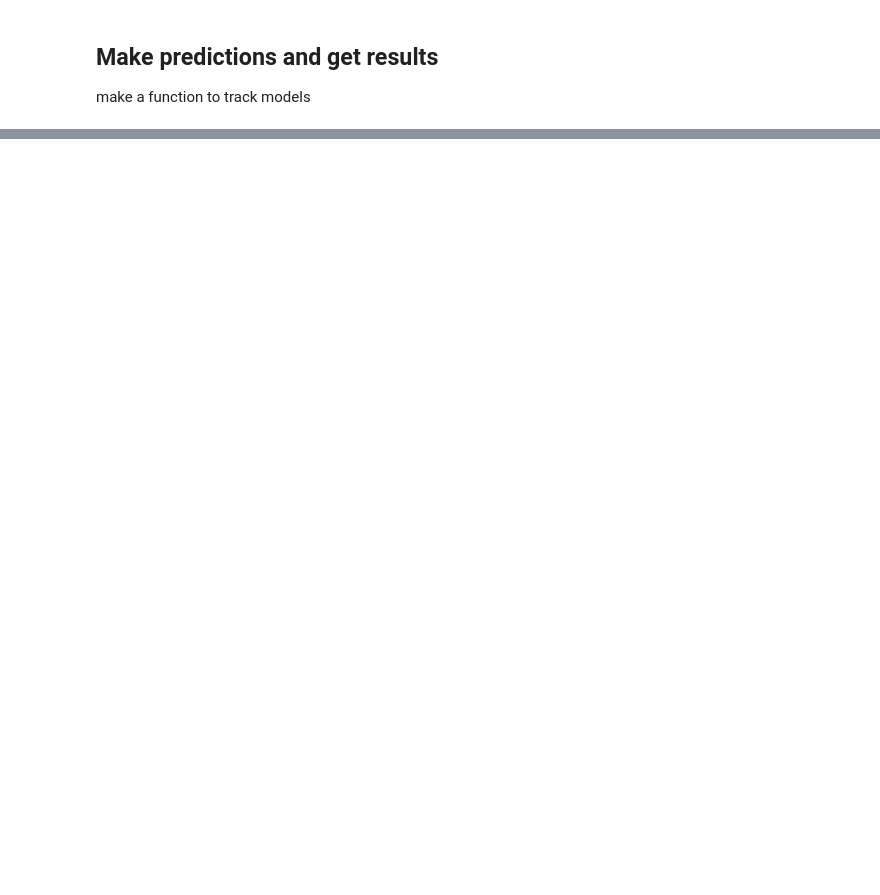
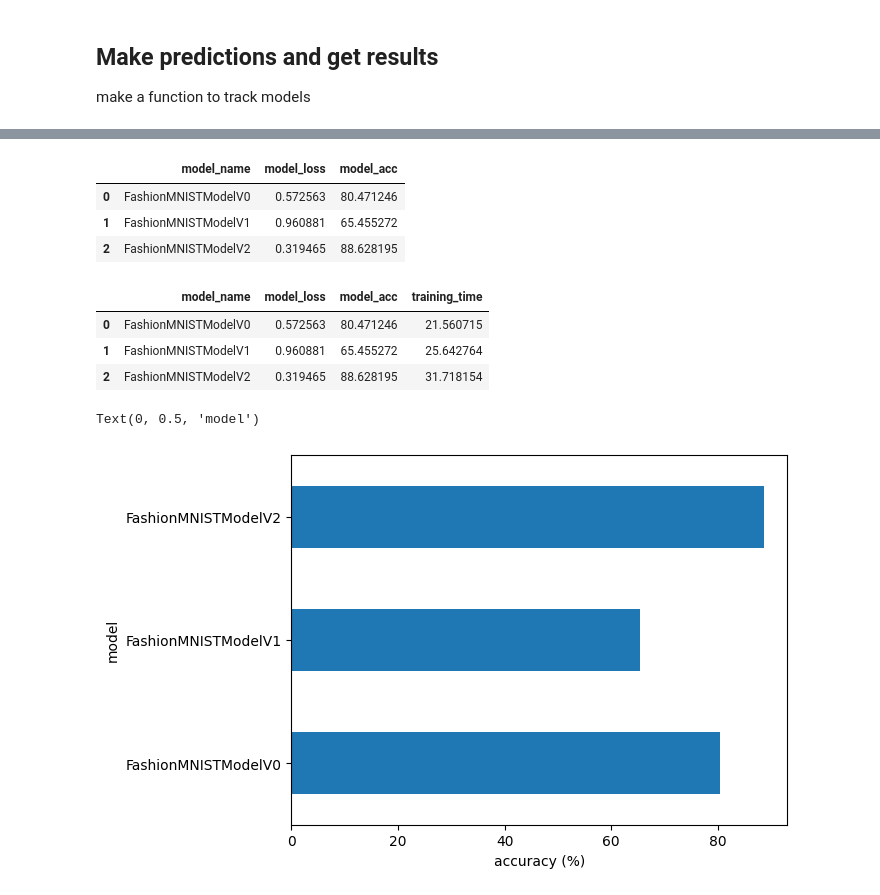
Before and after one commit to ZackFairMoaz/Machine-Learning, a Jupyter notebook: Deep Learning/PyTorch Basics/4-Introduction_to_ComputerVision.ipynb, the cells around one changed output, grey strips where cells are left out. Cells and saved outputs as stored; diff of their text form; code cells hidden in the pictures; blank space fills up the shorter version.

```diff
--- a/Deep Learning/PyTorch Basics/4-Introduction_to_ComputerVision.ipynb
+++ b/Deep Learning/PyTorch Basics/4-Introduction_to_ComputerVision.ipynb
@@ -511,0 +506,3 @@ Train time on cuda: 32.570 seconds
+# %%
+torch.manual_seed(42)
+model_2 = FashionMNISTModelV2(input_shape=1, hidden_units=10, output_shape=len(class_names)).to(device)
@@ -511,0 +613,8 @@ Train time on cuda: 32.570 seconds
+# %%
+model_2_results = eval_model(model=model_2,
+                            data_loader=test_dataloader,
+                            loss_fn=loss_fn,
+                            accuracy_fn=accuracy_fn,
+                            device=device)
+
+model_2_results, model_1_results, model_0_results
@@ -511,0 +631,25 @@ Train time on cuda: 32.570 seconds
+# %%
+import pandas as pd
+
+compare_results = pd.DataFrame([model_0_results, model_1_results, model_2_results])
+compare_results
+# %% [output]
+|  | model_name | model_loss | model_acc |
+| 0 | FashionMNISTModelV0 | 0.572563 | 80.471246 |
+| 1 | FashionMNISTModelV1 | 0.960881 | 65.455272 |
+| 2 | FashionMNISTModelV2 | 0.319465 | 88.628195 |
+# %%
+compare_results["training_time"] = [total_train_time_model_0, total_train_time_model_1, total_train_time_model_2]
+compare_results
+# %% [output]
+|  | model_name | model_loss | model_acc | training_time |
+| 0 | FashionMNISTModelV0 | 0.572563 | 80.471246 | 21.560715 |
+| 1 | FashionMNISTModelV1 | 0.960881 | 65.455272 | 25.642764 |
+| 2 | FashionMNISTModelV2 | 0.319465 | 88.628195 | 31.718154 |
+# %%
+compare_results.set_index("model_name")["model_acc"].plot(kind="barh")
+plt.xlabel("accuracy (%)")
+plt.ylabel("model")
+# %% [output]
+Text(0, 0.5, 'model')
+[figure, added]
```
Also changed, not shown: parts of 22 cells of this notebook.
